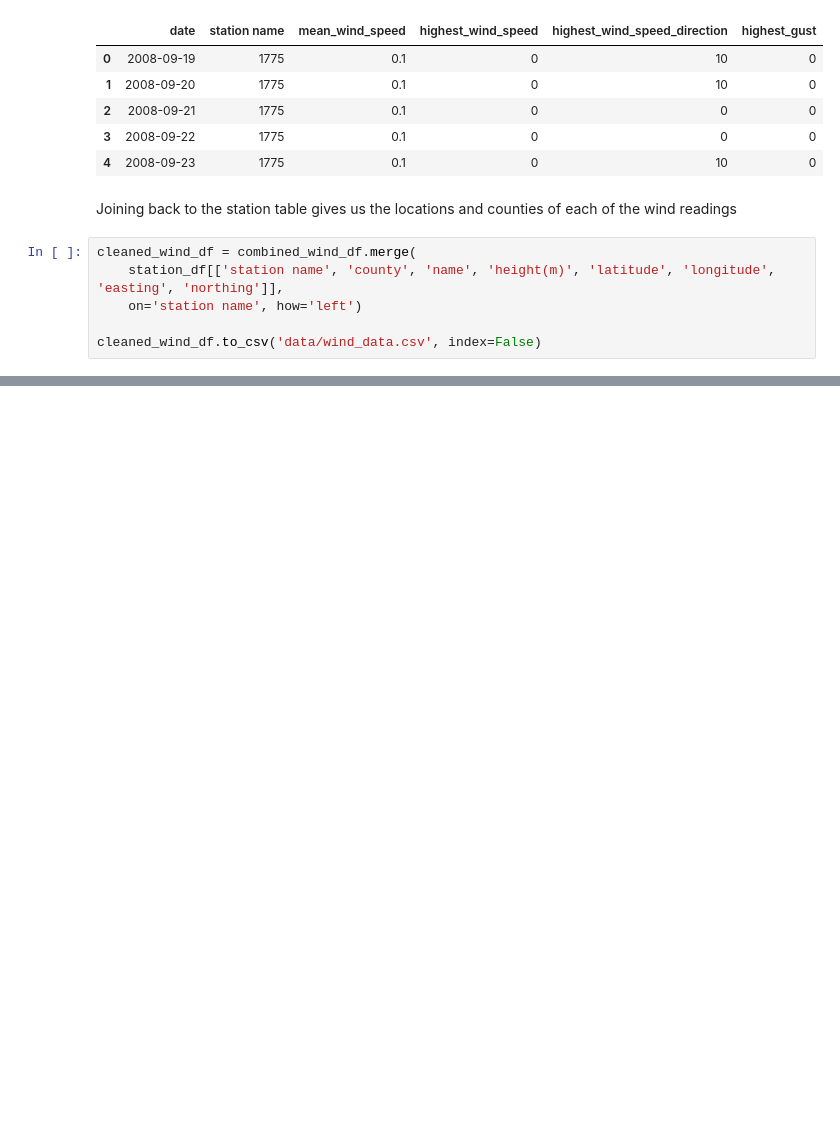
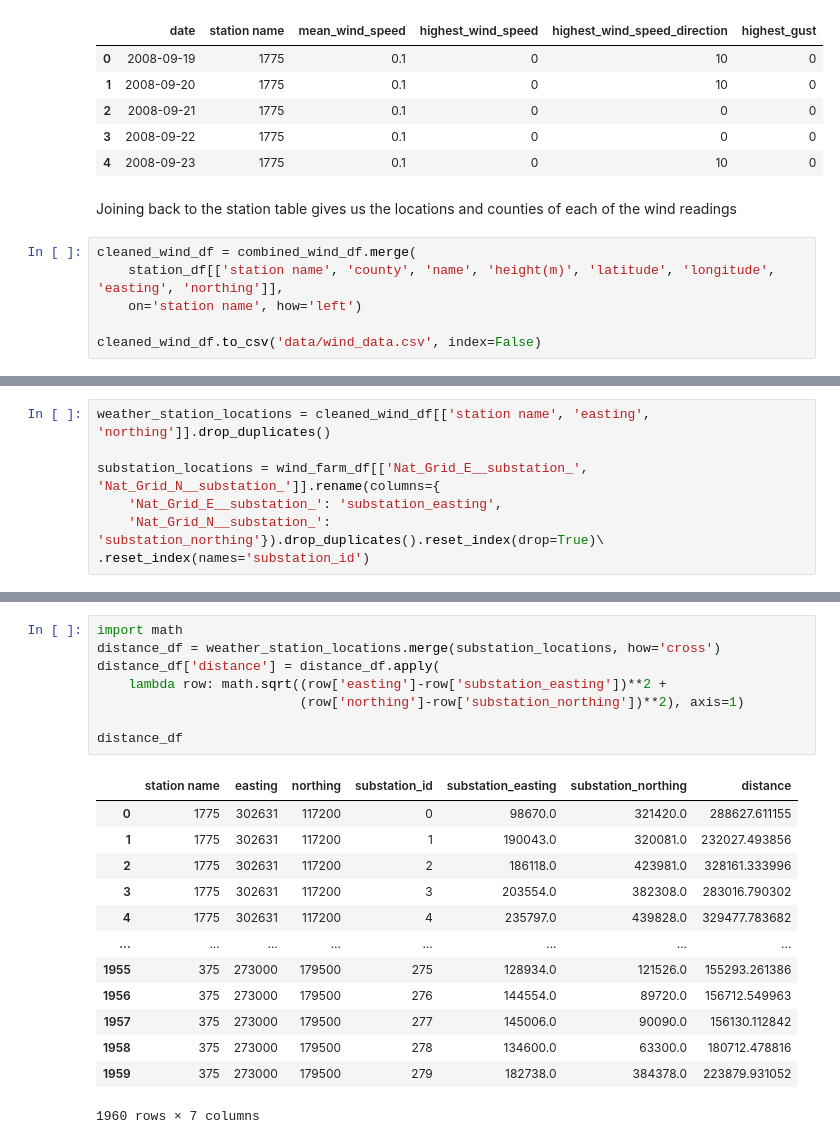
Before and after one commit to Cking313/programming_for_data_analytics, a Jupyter notebook: project/download_weather_data.ipynb, the cells around one changed output, grey strips where cells are left out. Saved outputs shown, nothing was run; the diff lists cells and outputs as text; blank space fills up the shorter version.

```diff
--- a/project/download_weather_data.ipynb
+++ b/project/download_weather_data.ipynb
@@ -390,0 +430,7 @@ cleaned_wind_df.head()
+# %%
+weather_station_locations = cleaned_wind_df[['station name', 'easting', 'northing']].drop_duplicates()
+
+substation_locations = wind_farm_df[['Nat_Grid_E__substation_', 'Nat_Grid_N__substation_']].rename(columns={
+    'Nat_Grid_E__substation_': 'substation_easting',
+    'Nat_Grid_N__substation_': 'substation_northing'}).drop_duplicates().reset_index(drop=True)\
+.reset_index(names='substation_id')
@@ -390,0 +453,22 @@ cleaned_wind_df.head()
+# %%
+import math
+distance_df = weather_station_locations.merge(substation_locations, how='cross')
+distance_df['distance'] = distance_df.apply(
+    lambda row: math.sqrt((row['easting']-row['substation_easting'])**2 +
+                          (row['northing']-row['substation_northing'])**2), axis=1)
+
+distance_df
+# %% [output]
+|  | station name | easting | northing | substation_id | substation_easting | substation_northing | distance |
+| 0 | 1775 | 302631 | 117200 | 0 | 98670.0 | 321420.0 | 288627.611155 |
+| 1 | 1775 | 302631 | 117200 | 1 | 190043.0 | 320081.0 | 232027.493856 |
+| 2 | 1775 | 302631 | 117200 | 2 | 186118.0 | 423981.0 | 328161.333996 |
+| 3 | 1775 | 302631 | 117200 | 3 | 203554.0 | 382308.0 | 283016.790302 |
+| 4 | 1775 | 302631 | 117200 | 4 | 235797.0 | 439828.0 | 329477.783682 |
+| ... | ... | ... | ... | ... | ... | ... | ... |
+| 1955 | 375 | 273000 | 179500 | 275 | 128934.0 | 121526.0 | 155293.261386 |
+| 1956 | 375 | 273000 | 179500 | 276 | 144554.0 | 89720.0 | 156712.549963 |
+| 1957 | 375 | 273000 | 179500 | 277 | 145006.0 | 90090.0 | 156130.112842 |
+| 1958 | 375 | 273000 | 179500 | 278 | 134600.0 | 63300.0 | 180712.478816 |
+| 1959 | 375 | 273000 | 179500 | 279 | 182738.0 | 384378.0 | 223879.931052 |
+1960 rows × 7 columns
```
Also changed, not shown: parts of 6 cells of this notebook.
